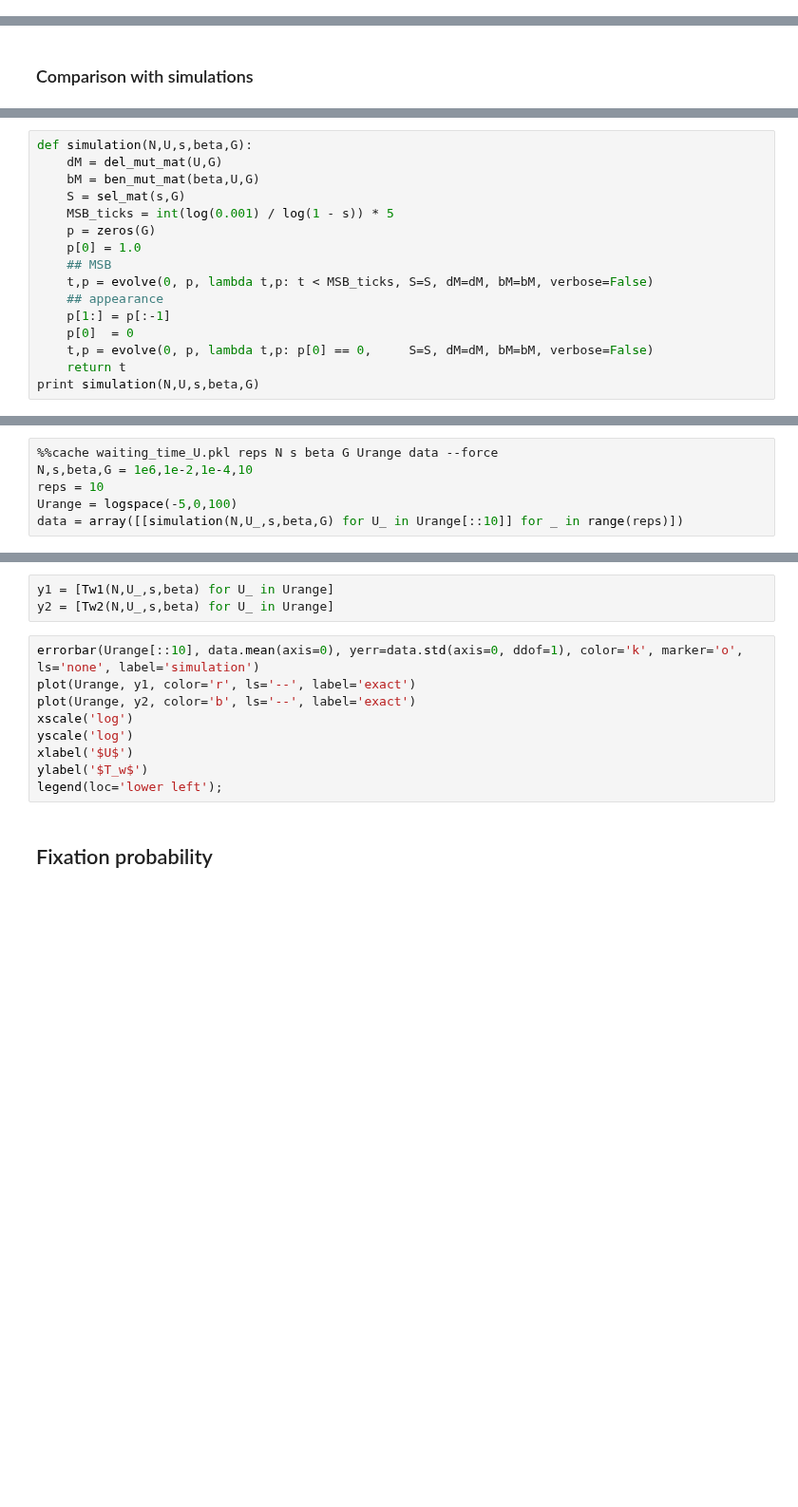
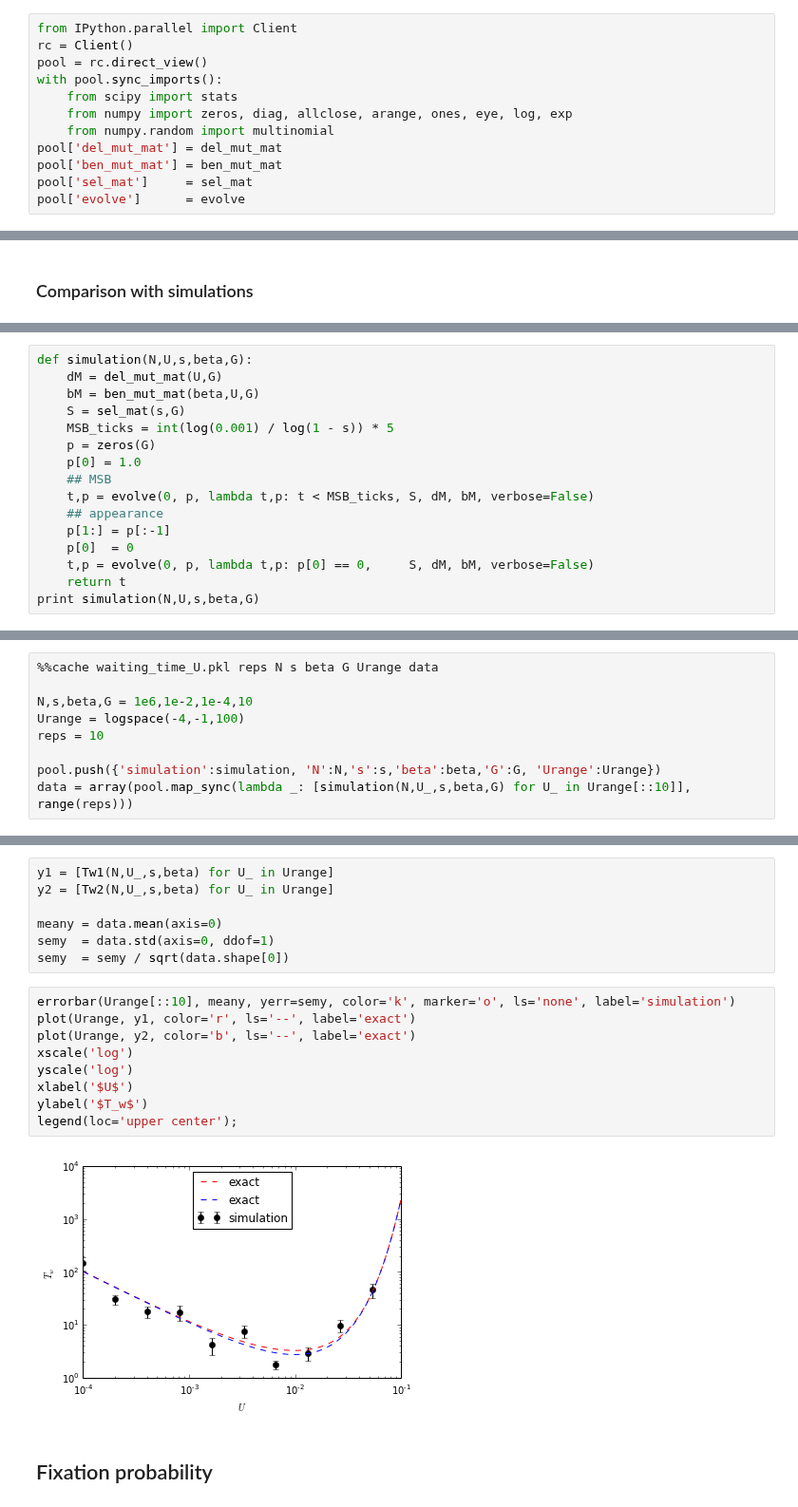
Before and after one commit to yoavram/mamba, a Jupyter notebook: simarba/adaptation model.ipynb, the cells around one changed output, grey strips where cells are left out. Shown at 95% size. Cells and saved outputs as stored; diff of their text form; blank space fills up the shorter version.

```diff
--- a/simarba/adaptation model.ipynb
+++ b/simarba/adaptation model.ipynb
@@ -160,0 +162,12 @@ fig.tight_layout();
+# %%
+from IPython.parallel import Client
+rc = Client()
+pool = rc.direct_view()
+with pool.sync_imports():
+    from scipy import stats
+    from numpy import zeros, diag, allclose, arange, ones, eye, log, exp
+    from numpy.random import multinomial
+pool['del_mut_mat'] = del_mut_mat
+pool['ben_mut_mat'] = ben_mut_mat
+pool['sel_mat']     = sel_mat
+pool['evolve']      = evolve
@@ -259,11 +274,11 @@ def simulation(N,U,s,beta,G):
     p = zeros(G)
     p[0] = 1.0
     ## MSB
-    t,p = evolve(0, p, lambda t,p: t < MSB_ticks, S=S, dM=dM, bM=bM, verbose=False)
+    t,p = evolve(0, p, lambda t,p: t < MSB_ticks, S, dM, bM, verbose=False)
     ## appearance
     p[1:] = p[:-1]
     p[0]  = 0
-    t,p = evolve(0, p, lambda t,p: p[0] == 0,     S=S, dM=dM, bM=bM, verbose=False)
+    t,p = evolve(0, p, lambda t,p: p[0] == 0,     S, dM, bM, verbose=False)
     return t
 print simulation(N,U,s,beta,G)
 # %% [output]
@@ -271,6 +286,9 @@ print simulation(N,U,s,beta,G)
 # %%
-%%cache waiting_time_U.pkl reps N s beta G Urange data --force
+%%cache waiting_time_U.pkl reps N s beta G Urange data
+
 N,s,beta,G = 1e6,1e-2,1e-4,10
+Urange = logspace(-4,-1,100)
 reps = 10
-Urange = logspace(-5,0,100)
-data = array([[simulation(N,U_,s,beta,G) for U_ in Urange[::10]] for _ in range(reps)])
+
+pool.push({'simulation':simulation, 'N':N,'s':s,'beta':beta,'G':G, 'Urange':Urange})
+data = array(pool.map_sync(lambda _: [simulation(N,U_,s,beta,G) for U_ in Urange[::10]], range(reps)))
@@ -277,15 +297,21 @@ data = array([[simulation(N,U_,s,beta,G) for U_ in Urange[::10]] for _ in range(
 # %%
 y1 = [Tw1(N,U_,s,beta) for U_ in Urange]
 y2 = [Tw2(N,U_,s,beta) for U_ in Urange]
+
+meany = data.mean(axis=0)
+semy  = data.std(axis=0, ddof=1)
+semy  = semy / sqrt(data.shape[0])
 # %%
-errorbar(Urange[::10], data.mean(axis=0), yerr=data.std(axis=0, ddof=1), color='k', marker='o', ls='none', label='simulation')
+errorbar(Urange[::10], meany, yerr=semy, color='k', marker='o', ls='none', label='simulation')
 plot(Urange, y1, color='r', ls='--', label='exact')
 plot(Urange, y2, color='b', ls='--', label='exact')
 xscale('log')
 yscale('log')
 xlabel('$U$')
 ylabel('$T_w$')
-legend(loc='lower left');
+legend(loc='upper center');
+# %% [output]
+[figure, added]
 # %% [markdown]
 ## Fixation probability
 # %% [markdown]
```
Also changed, not shown: parts of 25 cells of this notebook.
